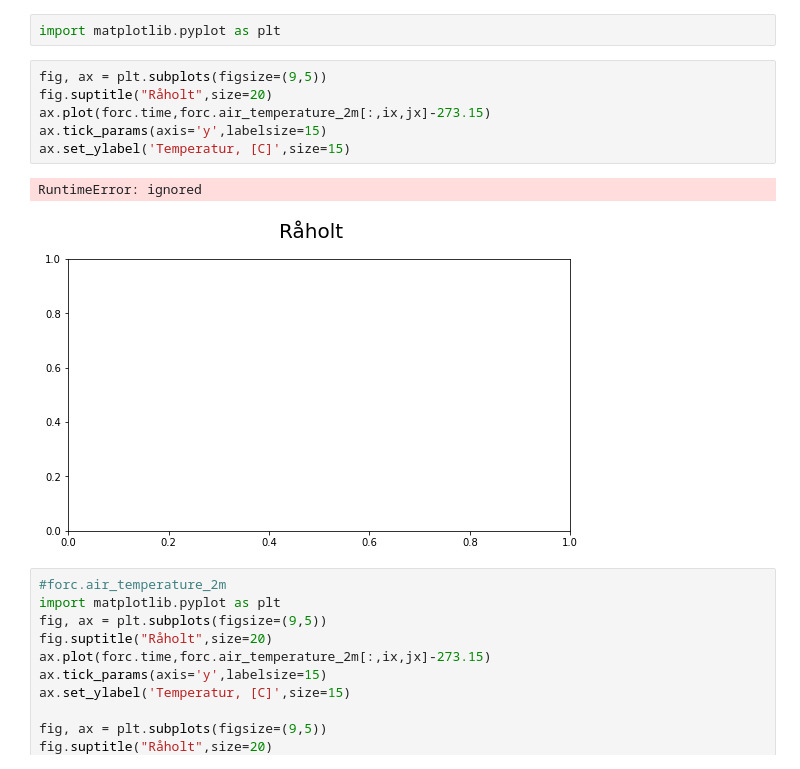
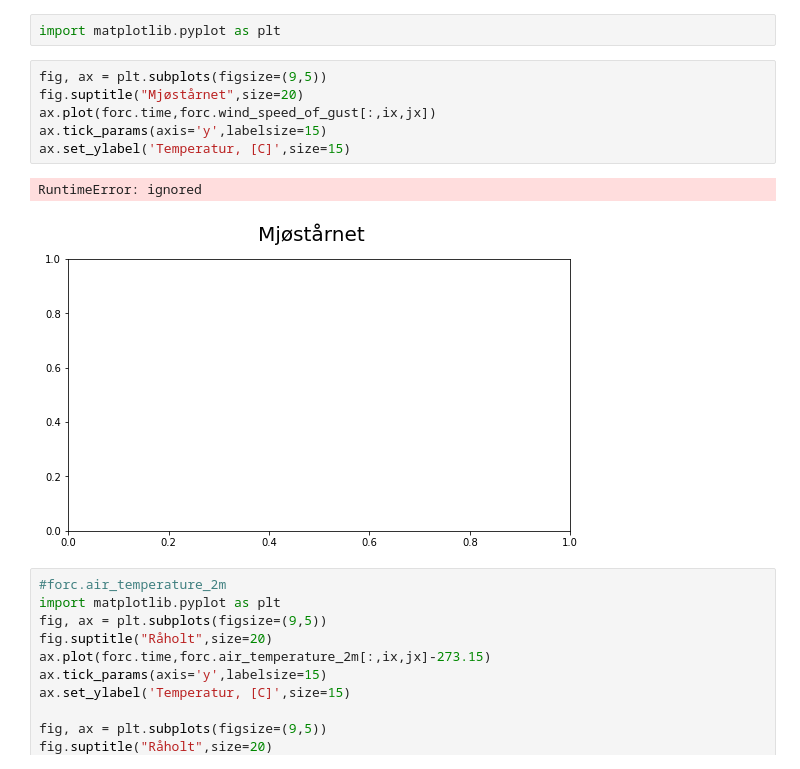
Before and after one commit to eirikngard/GEO4902, a Jupyter notebook: edgar.ipynb, the cells around one changed output. Cells and saved outputs as stored; diff of their text form.

```diff
--- a/edgar.ipynb
+++ b/edgar.ipynb
@@ -78,13 +60,13 @@ jx
 import matplotlib.pyplot as plt
 # %%
 fig, ax = plt.subplots(figsize=(9,5))
-fig.suptitle("Råholt",size=20)
-ax.plot(forc.time,forc.air_temperature_2m[:,ix,jx]-273.15)
+fig.suptitle("Mjøstårnet",size=20)
+ax.plot(forc.time,forc.wind_speed_of_gust[:,ix,jx])
 ax.tick_params(axis='y',labelsize=15)
 ax.set_ylabel('Temperatur, [C]',size=15)
 # %% [output]
 RuntimeError: ignored
-[figure, old version]
+[figure, new version]
 # %%
 #forc.air_temperature_2m
 import matplotlib.pyplot as plt
```
Also changed, not shown: parts of 4 cells of this notebook.
